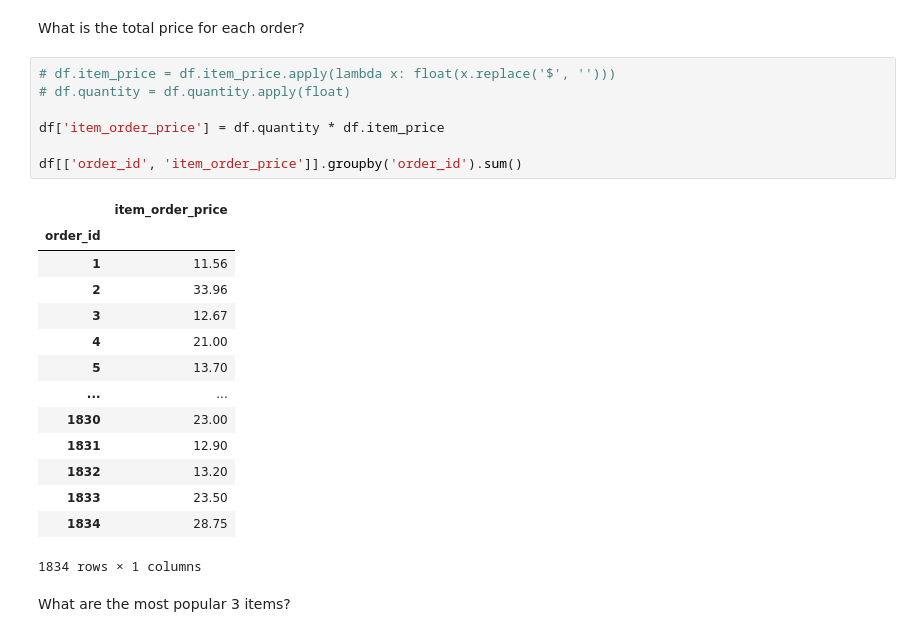
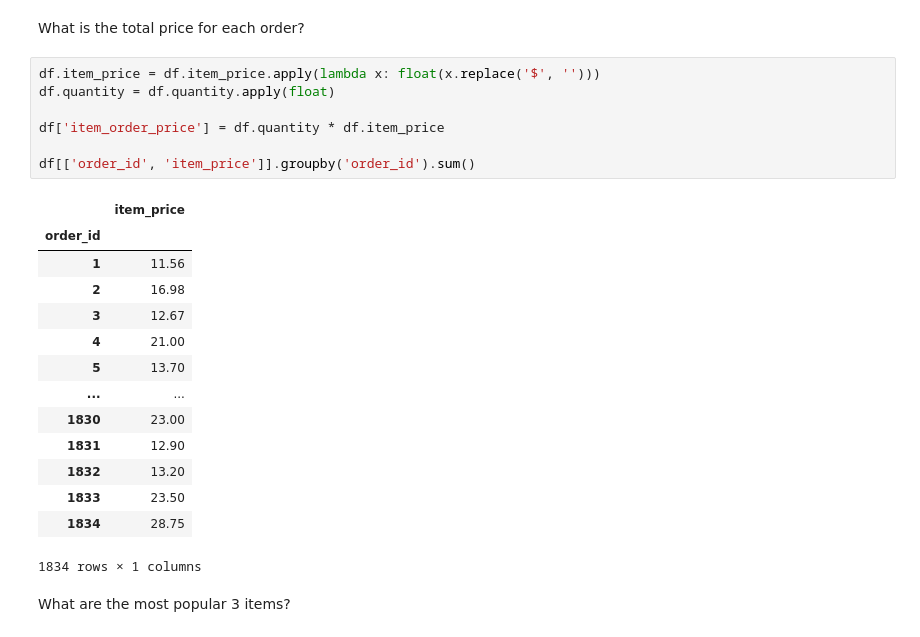
Before and after one commit to aaron-mv-moore/numpy-pandas-visualization-exercises, a Jupyter notebook: advanced_dataframes.ipynb, the cells around one changed output. Cells and saved outputs as stored; diff of their text form.

```diff
--- a/advanced_dataframes.ipynb
+++ b/advanced_dataframes.ipynb
@@ -156,17 +156,17 @@ df = pd.read_sql('SELECT * FROM orders', env.get_db_url('chipotle'))
 # %% [markdown]
 What is the total price for each order?
 # %%
-# df.item_price = df.item_price.apply(lambda x: float(x.replace('$', '')))
-# df.quantity = df.quantity.apply(float)
+df.item_price = df.item_price.apply(lambda x: float(x.replace('$', '')))
+df.quantity = df.quantity.apply(float)
 
 df['item_order_price'] = df.quantity * df.item_price
 
-df[['order_id', 'item_order_price']].groupby('order_id').sum()
+df[['order_id', 'item_price']].groupby('order_id').sum()
 # %% [output]
-|  | item_order_price |
+|  | item_price |
 | order_id |  |
 | 1 | 11.56 |
-| 2 | 33.96 |
+| 2 | 16.98 |
 | 3 | 12.67 |
 | 4 | 21.00 |
 | 5 | 13.70 |
```
Also changed, not shown: parts of 4 cells of this notebook.
